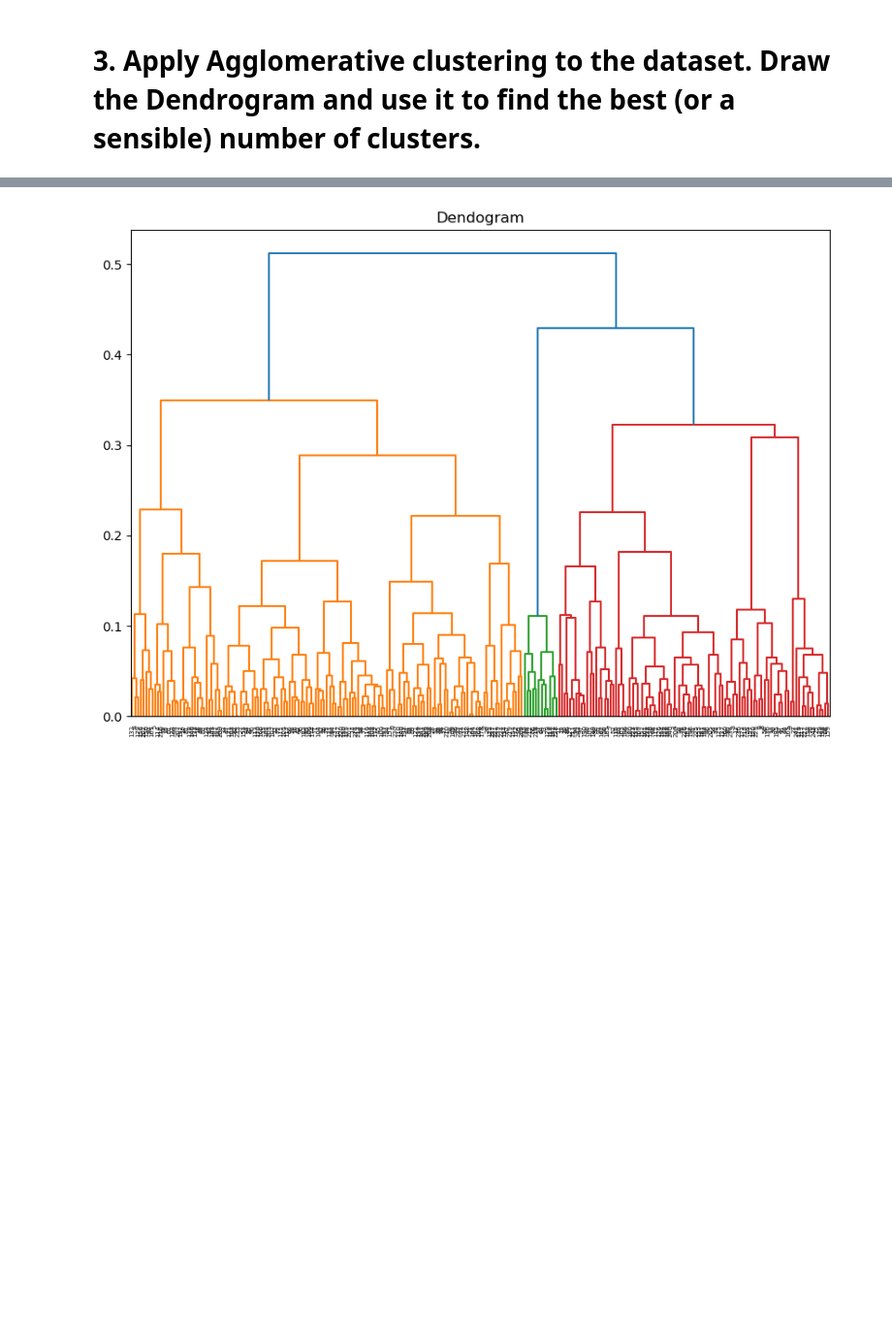
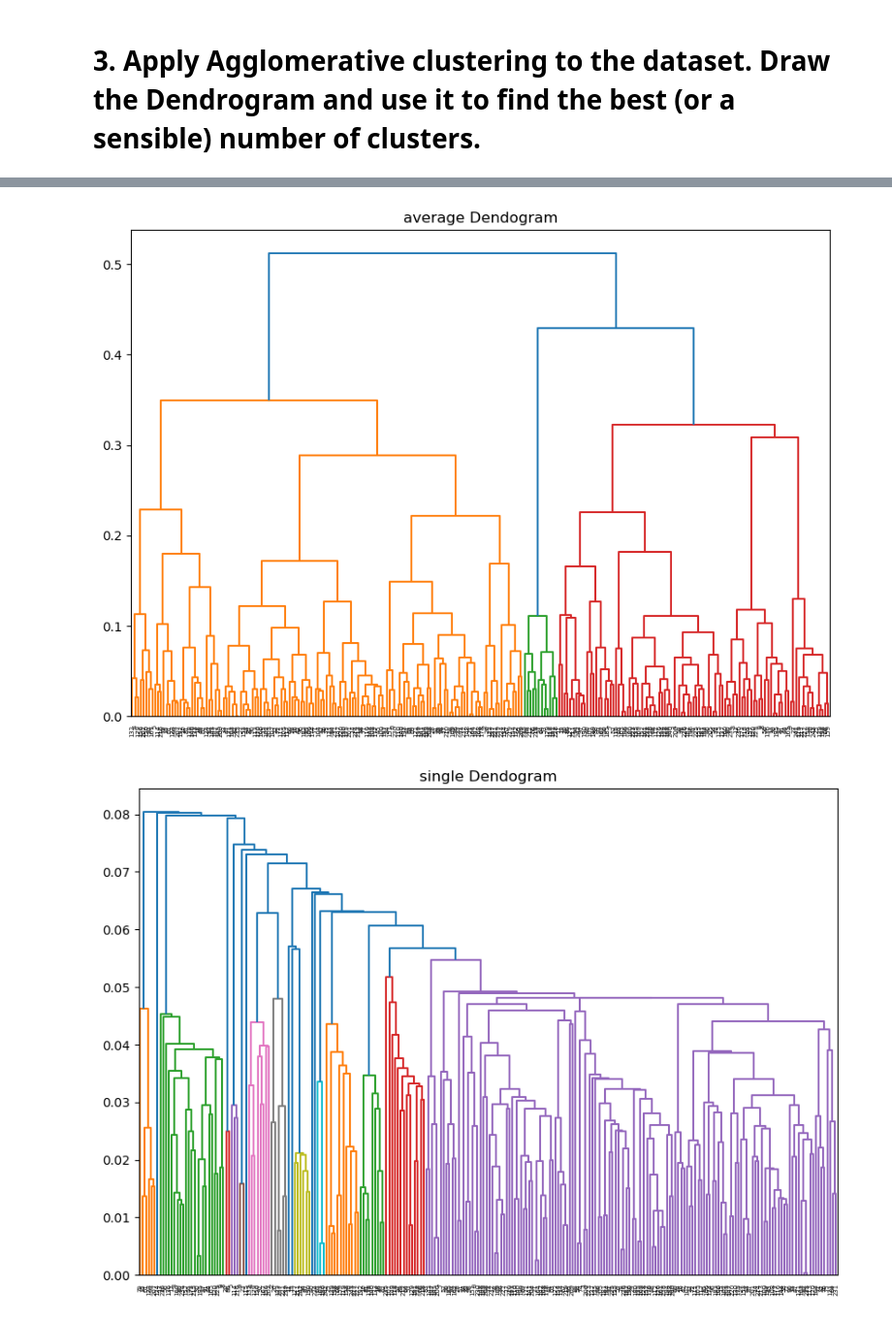
Before and after one commit to hsahmad112/DataAndThingsW2025, a Jupyter notebook: exercise_10.ipynb, the cells around one changed output, grey strips where cells are left out. Shown: that part at 97% size. Drawn from its saved outputs; the diff is of its cells as text; code cells hidden in the pictures; blank space fills up the shorter version.

```diff
--- a/exercise_10.ipynb
+++ b/exercise_10.ipynb
@@ -146,9 +157,15 @@ for cn in range(5, 0, -1):
 # %%
-import scipy.cluster.hierarchy as shc
-plt.figure(figsize=(10, 7))
-plt.title("Dendogram")
-
-dend = shc.dendrogram(shc.linkage(X_scaled_mm, method='average'))
-plt.show()
+# So the better way is looking at four different types of dendograms, one for each linkage method
+def plotDendo(df,link):
+    plt.figure(figsize=(10, 7))
+    plt.title(f"{link} Dendogram")
+    dend = shc.dendrogram(shc.linkage(df, method=link))
+    plt.show()
-# %% [output]
-[figure, removed]
+# %%
+plotDendo(df_scaled_mm, 'average')
+plotDendo(df_scaled_mm, 'single')
+plotDendo(df_scaled_mm, 'ward')
+plotDendo(df_scaled_mm, 'complete')
+# %% [output]
+[figure, added]
+[figure, added]
```
Also changed, not shown: parts of 15 cells of this notebook.
